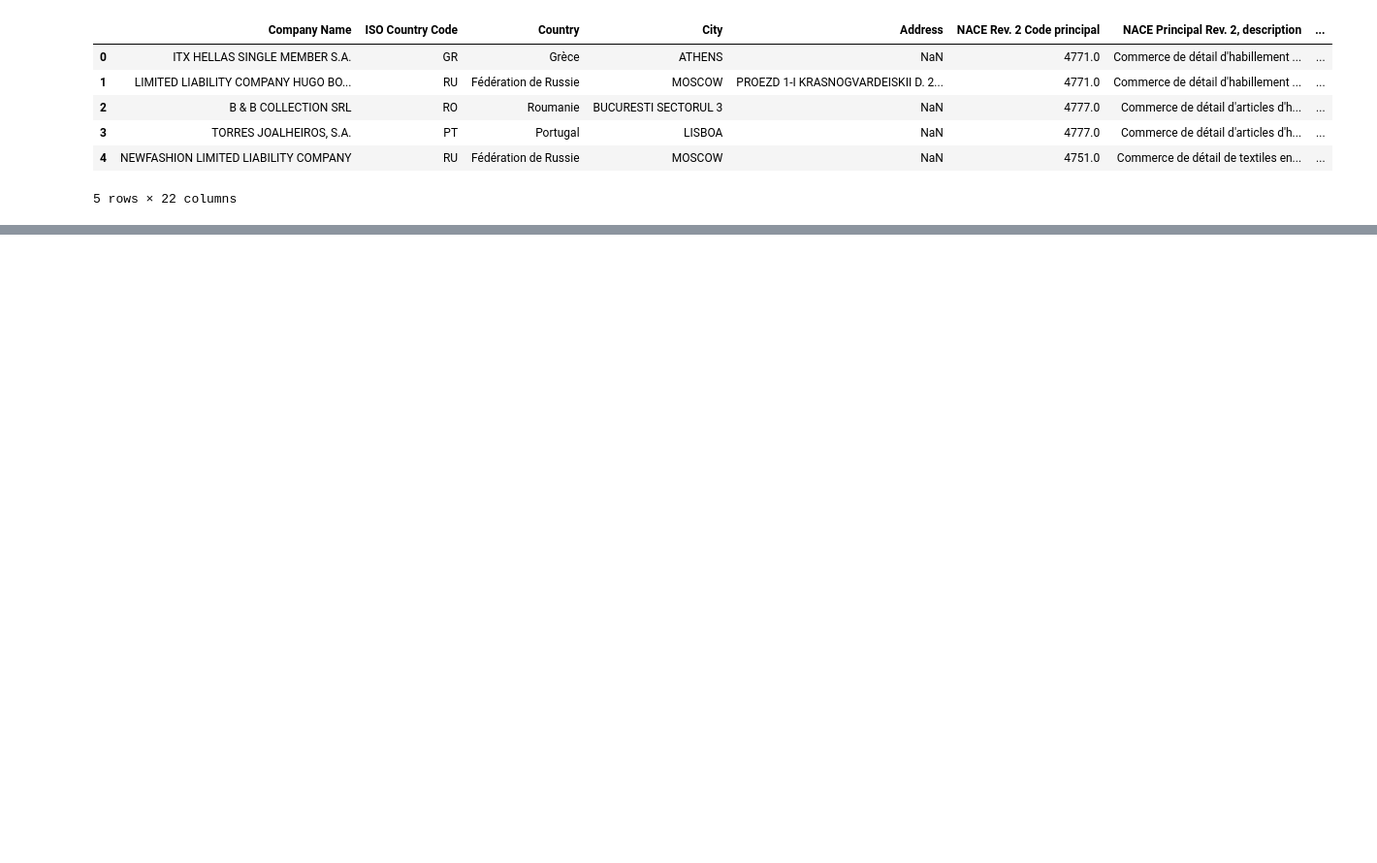
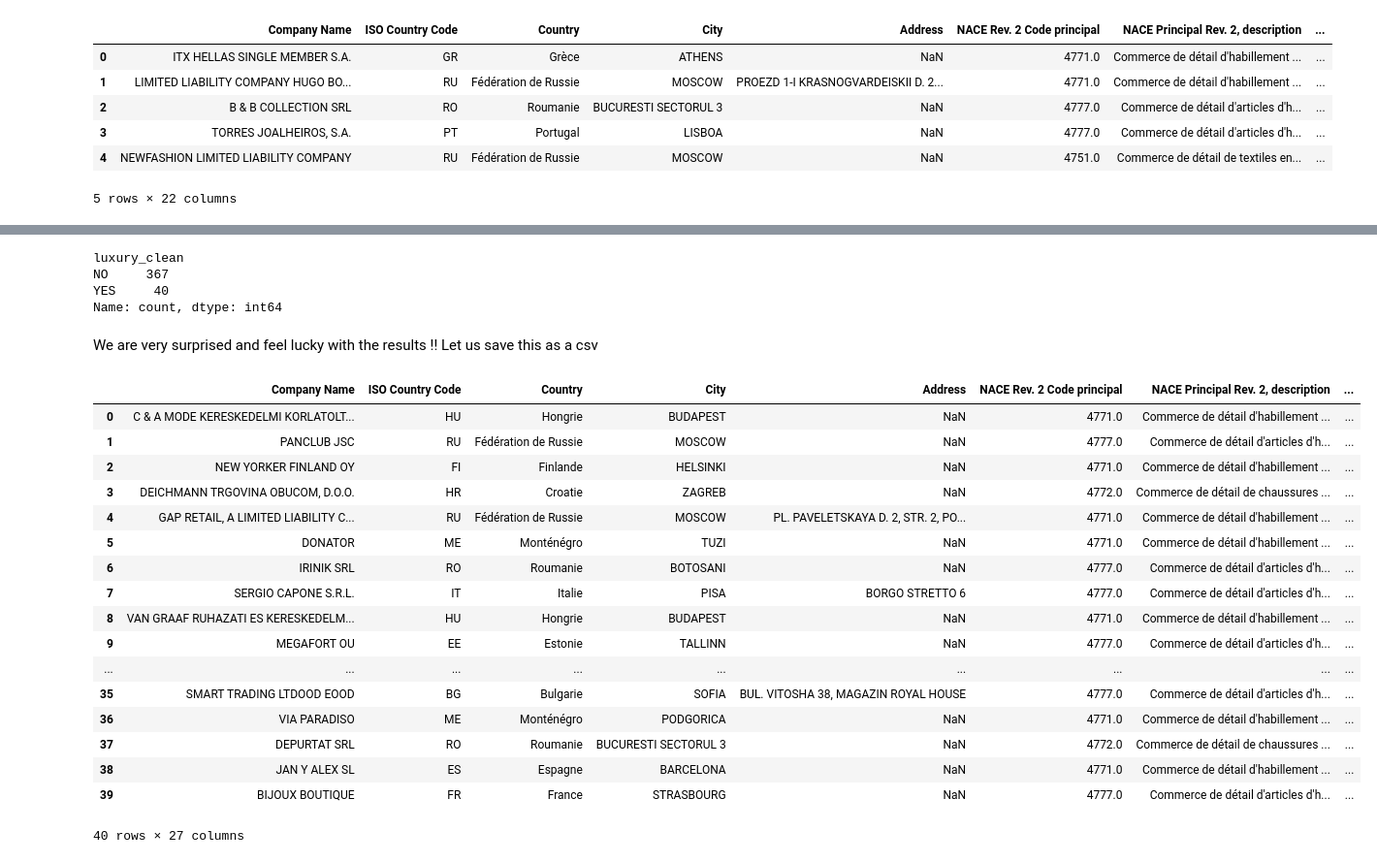
Before and after one commit to AdeStAff/comps_extraction, a Jupyter notebook: data_extraction.ipynb, the cells around one changed output, grey strips where cells are left out. Shown: that part at 97% size. Saved outputs shown, nothing was run; the diff lists cells and outputs as text; code cells hidden in the pictures; blank space fills up the shorter version.

```diff
--- a/data_extraction.ipynb
+++ b/data_extraction.ipynb
@@ -233,0 +464,9 @@ print(top_40_companies)
+# %%
+data["luxury_clean"].value_counts()
+# %% [output]
+luxury_clean
+NO     367
+YES     40
+Name: count, dtype: int64
+# %% [markdown]
+We are very surprised and feel lucky with the results !! Let us save this as a csv
@@ -233,0 +476,21 @@ print(top_40_companies)
+# %%
+pd.read_csv("data/data_final.csv")
+# %% [output]
+|  | Company Name | ISO Country Code | Country | City | Address | NACE Rev. 2 Code principal | NACE Principal Rev. 2, description | ... |
+| 0 | C & A MODE KERESKEDELMI KORLATOLT... | HU | Hongrie | BUDAPEST | NaN | 4771.0 | Commerce de détail d'habillement ... | ... |
+| 1 | PANCLUB JSC | RU | Fédération de Russie | MOSCOW | NaN | 4777.0 | Commerce de détail d'articles d'h... | ... |
+| 2 | NEW YORKER FINLAND OY | FI | Finlande | HELSINKI | NaN | 4771.0 | Commerce de détail d'habillement ... | ... |
+| 3 | DEICHMANN TRGOVINA OBUCOM, D.O.O. | HR | Croatie | ZAGREB | NaN | 4772.0 | Commerce de détail de chaussures ... | ... |
+| 4 | GAP RETAIL, A LIMITED LIABILITY C... | RU | Fédération de Russie | MOSCOW | PL. PAVELETSKAYA D. 2, STR. 2, PO... | 4771.0 | Commerce de détail d'habillement ... | ... |
+| 5 | DONATOR | ME | Monténégro | TUZI | NaN | 4771.0 | Commerce de détail d'habillement ... | ... |
+| 6 | IRINIK SRL | RO | Roumanie | BOTOSANI | NaN | 4777.0 | Commerce de détail d'articles d'h... | ... |
+| 7 | SERGIO CAPONE S.R.L. | IT | Italie | PISA | BORGO STRETTO 6 | 4777.0 | Commerce de détail d'articles d'h... | ... |
+| 8 | VAN GRAAF RUHAZATI ES KERESKEDELM... | HU | Hongrie | BUDAPEST | NaN | 4771.0 | Commerce de détail d'habillement ... | ... |
+| 9 | MEGAFORT OU | EE | Estonie | TALLINN | NaN | 4777.0 | Commerce de détail d'articles d'h... | ... |
+| ... | ... | ... | ... | ... | ... | ... | ... | ... |
+| 35 | SMART TRADING LTDOOD EOOD | BG | Bulgarie | SOFIA | BUL. VITOSHA 38, MAGAZIN ROYAL HOUSE | 4777.0 | Commerce de détail d'articles d'h... | ... |
+| 36 | VIA PARADISO | ME | Monténégro | PODGORICA | NaN | 4771.0 | Commerce de détail d'habillement ... | ... |
+| 37 | DEPURTAT SRL | RO | Roumanie | BUCURESTI SECTORUL 3 | NaN | 4772.0 | Commerce de détail de chaussures ... | ... |
+| 38 | JAN Y ALEX SL | ES | Espagne | BARCELONA | NaN | 4771.0 | Commerce de détail d'habillement ... | ... |
+| 39 | BIJOUX BOUTIQUE | FR | France | STRASBOURG | NaN | 4777.0 | Commerce de détail d'articles d'h... | ... |
+40 rows × 27 columns
```
Also changed, not shown: parts of 19 cells of this notebook, 2 other files.
